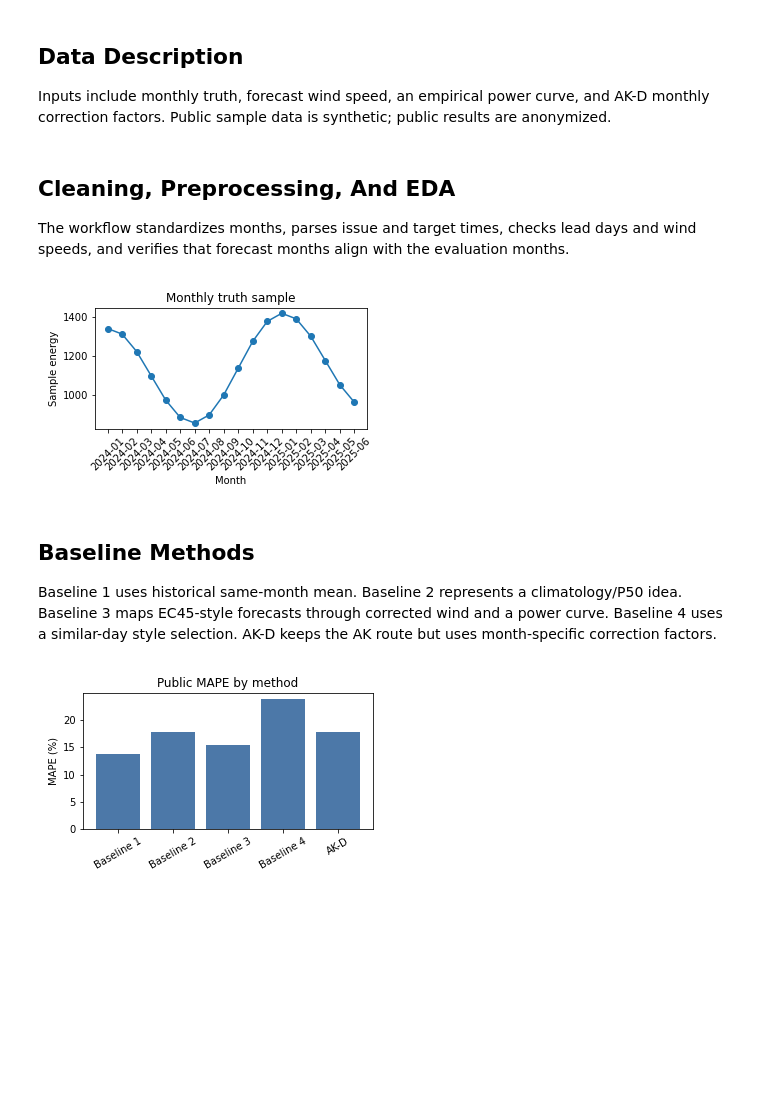
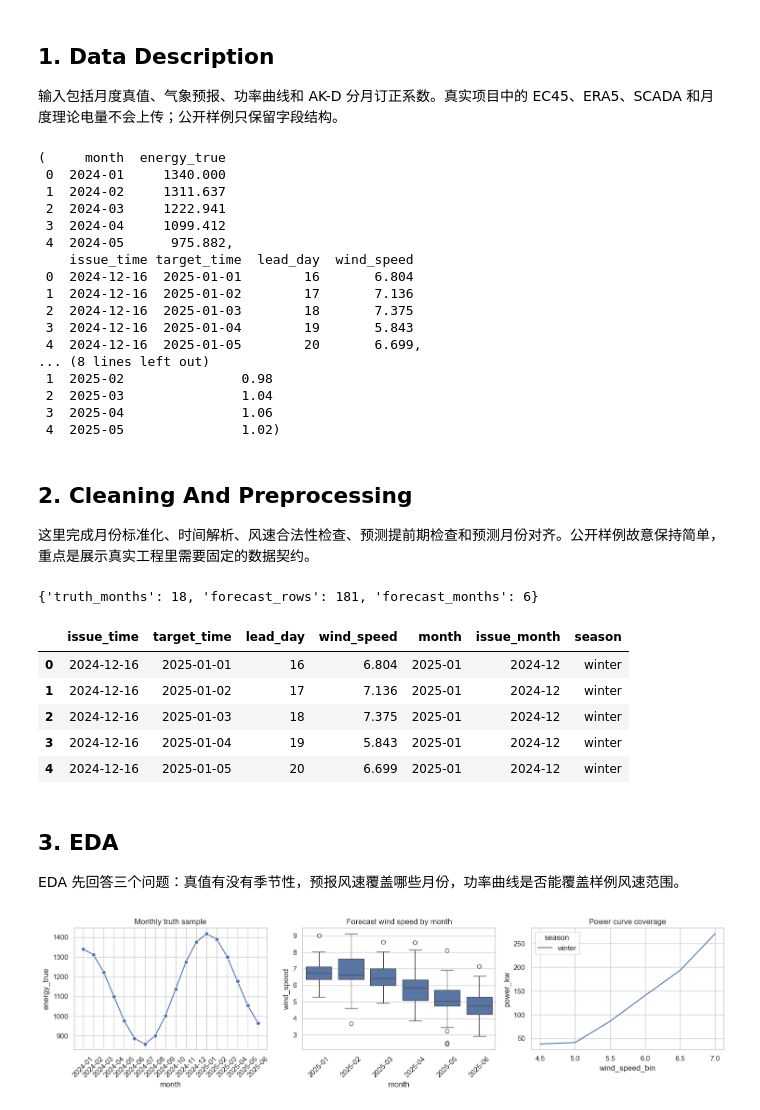
Before and after one commit to nastaranrazi1882-ops/wind-power-baselines, a Jupyter notebook: notebooks/02_point_forecast_baselines.ipynb, the cells around one changed output. Saved outputs shown, nothing was run; the diff lists cells and outputs as text; code cells hidden in the pictures; blank space fills up the shorter version.

```diff
--- a/notebooks/02_point_forecast_baselines.ipynb
+++ b/notebooks/02_point_forecast_baselines.ipynb
@@ -5,43 +5,80 @@ This notebook organizes the final monthly point forecast baselines: Baseline 1,
 # %% [markdown]
-## Data Description
+## 1. Data Description
 
-Inputs include monthly truth, forecast wind speed, an empirical power curve, and AK-D monthly correction factors. Public sample data is synthetic; public results are anonymized.
+输入包括月度真值、气象预报、功率曲线和 AK-D 分月订正系数。真实项目中的 EC45、ERA5、SCADA 和月度理论电量不会上传；公开样例只保留字段结构。
 # %%
 from pathlib import Path
 import sys
+
 PROJECT_ROOT = Path.cwd()
 if not (PROJECT_ROOT / 'src').exists():
     PROJECT_ROOT = PROJECT_ROOT.parent
 sys.path.insert(0, str(PROJECT_ROOT / 'src'))
+
+import matplotlib.pyplot as plt
 import pandas as pd
 import seaborn as sns
-import matplotlib.pyplot as plt
+
 from wind_power_baselines.baselines import build_all_baselines
 from wind_power_baselines.evaluation import evaluate_predictions, normalize_public_predictions
 from wind_power_baselines.preprocessing import clean_monthly_truth, prepare_forecast
+
+sns.set_theme(style='whitegrid')
 truth = pd.read_csv(PROJECT_ROOT / 'data_sample' / 'sample_monthly_truth.csv')
 forecast_raw = pd.read_csv(PROJECT_ROOT / 'data_sample' / 'sample_weather_forecast.csv')
 power_curve = pd.read_csv(PROJECT_ROOT / 'data_sample' / 'sample_power_curve.csv')
 correction = pd.read_csv(PROJECT_ROOT / 'data_sample' / 'sample_ak_monthly_correction.csv')
+truth.head(), forecast_raw.head(), power_curve.head(), correction.head()
+# %% [output]
+(     month  energy_true
+ 0  2024-01     1340.000
+ 1  2024-02     1311.637
+ 2  2024-03     1222.941
+ 3  2024-04     1099.412
+ 4  2024-05      975.882,
+    issue_time target_time  lead_day  wind_speed
+ 0  2024-12-16  2025-01-01        16       6.804
+ 1  2024-12-16  2025-01-02        17       7.136
+ 2  2024-12-16  2025-01-03        18       7.375
+ 3  2024-12-16  2025-01-04        19       5.843
+ 4  2024-12-16  2025-01-05        20       6.699,
+... (8 lines left out)
+ 1  2025-02               0.98
+ 2  2025-03               1.04
+ 3  2025-04               1.06
+ 4  2025-05               1.02)
 # %% [markdown]
-## Cleaning, Preprocessing, And EDA
+## 2. Cleaning And Preprocessing
 
-The workflow standardizes months, parses issue and target times, checks lead days and wind speeds, and verifies that forecast months align with the evaluation months.
+这里完成月份标准化、时间解析、风速合法性检查、预测提前期检查和预测月份对齐。公开样例故意保持简单，重点是展示真实工程里需要固定的数据契约。
 # %%
 truth_clean = clean_monthly_truth(truth)
 forecast = prepare_forecast(forecast_raw)
-truth_clean.head(), forecast.head()
+print({'truth_months': len(truth_clean), 'forecast_rows': len(forecast), 'forecast_months': forecast['month'].nunique()})
+forecast.head()
 # %% [output]
-[figure, removed]
+{'truth_months': 18, 'forecast_rows': 181, 'forecast_months': 6}
+|  | issue_time | target_time | lead_day | wind_speed | month | issue_month | season |
+| 0 | 2024-12-16 | 2025-01-01 | 16 | 6.804 | 2025-01 | 2024-12 | winter |
+| 1 | 2024-12-16 | 2025-01-02 | 17 | 7.136 | 2025-01 | 2024-12 | winter |
+| 2 | 2024-12-16 | 2025-01-03 | 18 | 7.375 | 2025-01 | 2024-12 | winter |
+| 3 | 2024-12-16 | 2025-01-04 | 19 | 5.843 | 2025-01 | 2024-12 | winter |
+| 4 | 2024-12-16 | 2025-01-05 | 20 | 6.699 | 2025-01 | 2024-12 | winter |
 # %% [markdown]
-## Baseline Methods
+## 3. EDA
 
-Baseline 1 uses historical same-month mean. Baseline 2 represents a climatology/P50 idea. Baseline 3 maps EC45-style forecasts through corrected wind and a power curve. Baseline 4 uses a similar-day style selection. AK-D keeps the AK route but uses month-specific correction factors.
+EDA 先回答三个问题：真值有没有季节性，预报风速覆盖哪些月份，功率曲线是否能覆盖样例风速范围。
 # %%
-predictions = build_all_baselines(truth_clean, forecast, power_curve, correction)
-metrics = evaluate_predictions(predictions)
-public_predictions = normalize_public_predictions(predictions)
-metrics
+fig, axes = plt.subplots(1, 3, figsize=(15, 4))
+sns.lineplot(data=truth_clean, x='month', y='energy_true', marker='o', ax=axes[0])
+sns.boxplot(data=forecast, x='month', y='wind_speed', ax=axes[1])
+sns.lineplot(data=power_curve, x='wind_speed_bin', y='power_kw', hue='season', estimator='mean', errorbar=None, ax=axes[2])
+axes[0].tick_params(axis='x', rotation=45)
+axes[1].tick_params(axis='x', rotation=45)
+axes[0].set_title('Monthly truth sample')
+axes[1].set_title('Forecast wind speed by month')
+axes[2].set_title('Power curve coverage')
+fig.tight_layout()
 # %% [output]
-[figure, old version]
+[figure, new version]
 # %% [markdown]
```
Also changed, not shown: parts of 11 cells of this notebook, 13 other files.
